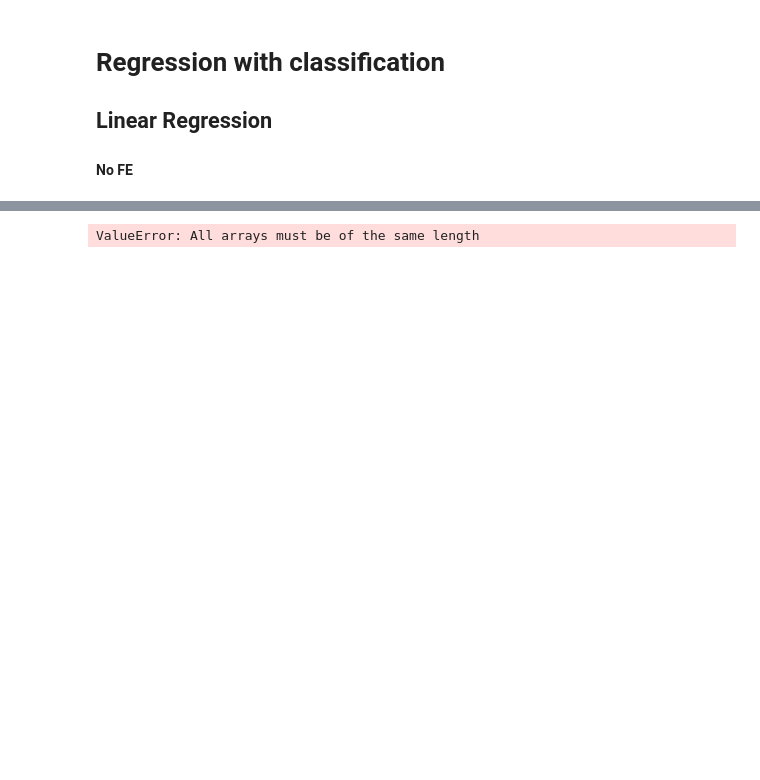
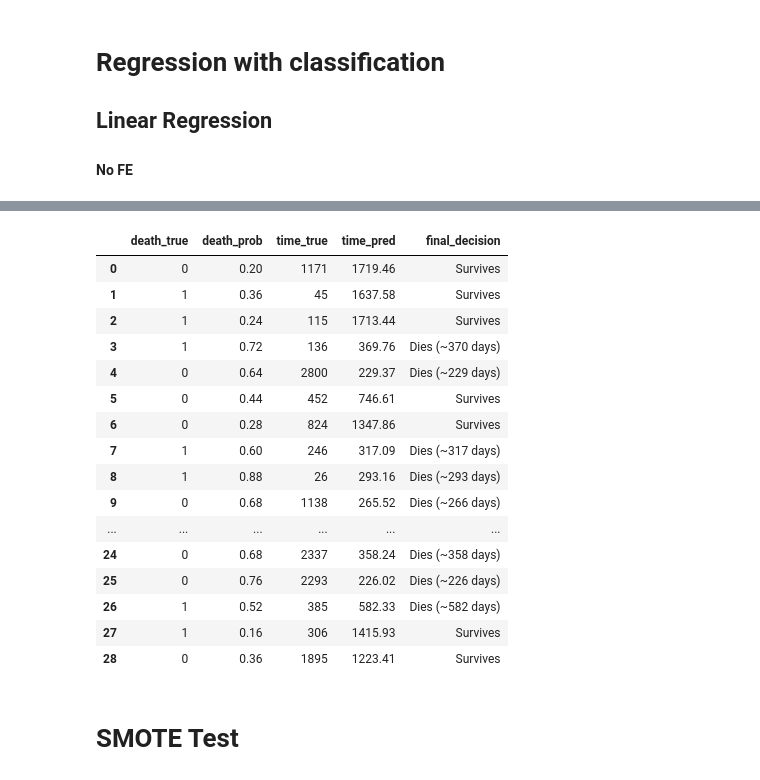
Before and after one commit to Meidical/challenge-2, a Jupyter notebook: notebooks/experiment/machine_learning.ipynb, the cells around one changed output, grey strips where cells are left out. Saved outputs shown, nothing was run; the diff lists cells and outputs as text; code cells hidden in the pictures; blank space fills up the shorter version.

```diff
--- a/notebooks/experiment/machine_learning.ipynb
+++ b/notebooks/experiment/machine_learning.ipynb
@@ -1111,19 +1025,37 @@ comparison
 158 rows × 5 columns
 # %%
-time_pred_test = time_pipeline.predict(X_train)
-death_prob_test = gs_rf.best_estimator_.predict_proba(X_train)[:, 1]
+time_pred_test = time_pipeline.predict(X_test)
+death_prob_test = gs_rf.best_estimator_.predict_proba(X_test)[:, 1]
 
 comparison = pd.DataFrame({
     "death_true": y_clf_test.values,
     "death_prob": death_prob_test,
     "time_true": y_reg_test.values,
     "time_pred": time_pred_test,
 })
 
 comparison["final_decision"] = comparison.apply(
     lambda r: "Survives" if r.death_prob < 0.5 else f"Dies (~{r.time_pred:.0f} days)",
     axis=1
 )
 comparison
 # %% [output]
-ValueError: All arrays must be of the same length
+|  | death_true | death_prob | time_true | time_pred | final_decision |
+| 0 | 0 | 0.20 | 1171 | 1719.46 | Survives |
+| 1 | 1 | 0.36 | 45 | 1637.58 | Survives |
+| 2 | 1 | 0.24 | 115 | 1713.44 | Survives |
+| 3 | 1 | 0.72 | 136 | 369.76 | Dies (~370 days) |
+| 4 | 0 | 0.64 | 2800 | 229.37 | Dies (~229 days) |
+| 5 | 0 | 0.44 | 452 | 746.61 | Survives |
+| 6 | 0 | 0.28 | 824 | 1347.86 | Survives |
+| 7 | 1 | 0.60 | 246 | 317.09 | Dies (~317 days) |
+| 8 | 1 | 0.88 | 26 | 293.16 | Dies (~293 days) |
+| 9 | 0 | 0.68 | 1138 | 265.52 | Dies (~266 days) |
+| ... | ... | ... | ... | ... | ... |
+| 24 | 0 | 0.68 | 2337 | 358.24 | Dies (~358 days) |
+| 25 | 0 | 0.76 | 2293 | 226.02 | Dies (~226 days) |
+| 26 | 1 | 0.52 | 385 | 582.33 | Dies (~582 days) |
+| 27 | 1 | 0.16 | 306 | 1415.93 | Survives |
+| 28 | 0 | 0.36 | 1895 | 1223.41 | Survives |
+# %% [markdown]
+# SMOTE Test
```
Also changed, not shown: parts of 23 cells of this notebook.
